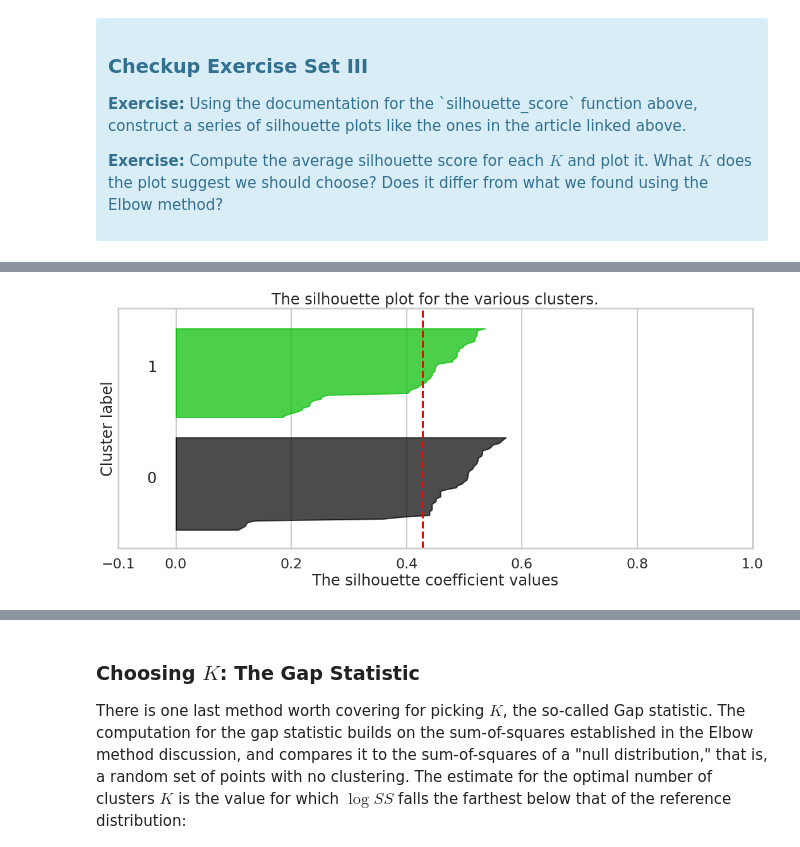
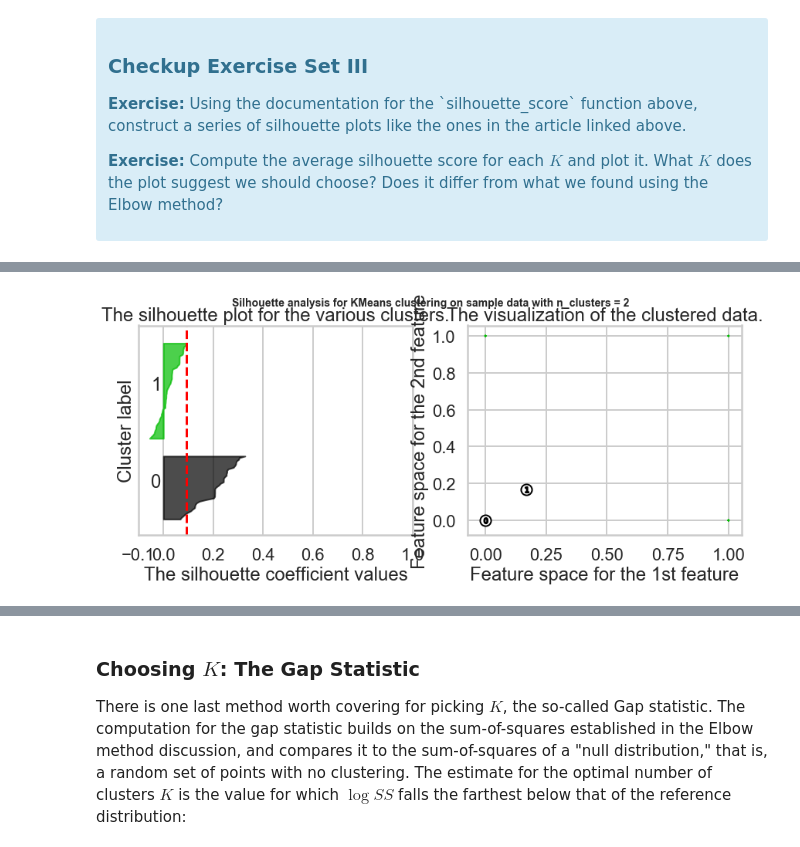
Before and after one commit to baconwill/mec-mini-proj, a Jupyter notebook: mec-16.2.6-clustering-mini-project/Mini_Project_Clustering.ipynb, the cells around one changed output, grey strips where cells are left out. Drawn from its saved outputs; the diff is of its cells as text; code cells hidden in the pictures.

Commit message:
added Clustering

```diff
--- a/mec-16.2.6-clustering-mini-project/Mini_Project_Clustering.ipynb
+++ b/mec-16.2.6-clustering-mini-project/Mini_Project_Clustering.ipynb
@@ -59,10 +59,3 @@ The first thing we need is a way to compare customers. To do this, we're going t
 </ul>
 <p>Make sure you also deal with any weird values such as `NaN`. Read the documentation to develop your solution.</p>
 </div>
-# %%
-#your turn
-# print(df_offers)
-# print(df_transactions)
-test_df = pd.merge(df_offers, df_transactions)
-test_table = test_df.pivot_table(index=['customer_name'], columns=['offer_id'], values='n',fill_value = 0)
-print(test_table)
@@ -114,11 +133,21 @@ where $x_i$ is a point, $C_k$ represents cluster $k$ and $\mu_k$ is the centroid
 # your turn
 from sklearn.cluster import KMeans
 print("Smaller values represent better clusterings because then all the points are close to the centroid")
+print(col_list)
+dft = test_table[col_list]
+print(dft)
+dft_mat = dft.to_numpy()
+print(dft_mat)
+x_temp = test_table.columns[1:]
 x_cols = test_table.columns[1:]
+print(x_cols)
 ss_vals = []
 for i in range(2,11):
 #     print(i)
-    cluster = KMeans(n_clusters=i).fit(test_table[test_table.columns[2:]])
+#     cluster = KMeans(n_clusters=i).fit(test_table[test_table.columns[2:]])
+    cluster = KMeans(n_clusters=i).fit(dft_mat)
+#     print(cluster)
+#     cluster_labels = clusterer.fit_predict(X)
     ss_vals.append(cluster.inertia_)
 # print(cluster)
 # print(cluster.inertia_)
@@ -167,21 +212,29 @@ Fortunately, scikit-learn provides a function to compute this for us (phew!) cal
 <p><b>Exercise:</b> Compute the average silhouette score for each $K$ and plot it. What $K$ does the plot suggest we should choose? Does it differ from what we found using the Elbow method?</p>
 </div>
 # %%
-# Your turn.
+
 from sklearn.datasets import make_blobs
 from sklearn.cluster import KMeans
 from sklearn.metrics import silhouette_samples, silhouette_score
+
+import matplotlib.pyplot as plt
 import matplotlib.cm as cm
+import numpy as np
 
 
+# X = test_table[test_table.columns[2:]]
+X = dft_mat
 
-range_n_clusters = [2, 3, 4, 5, 6, 7, 8, 9, 10]
-X = test_table[test_table.columns[2:]]
+# print("===========")
 # print(X)
+# print("===========")
+# print(y)
+range_n_clusters = [2, 3, 4, 5, 6]
+
 for n_clusters in range_n_clusters:
     # Create a subplot with 1 row and 2 columns
-    fig, (ax1) = plt.subplots(1, 1)
-    fig.set_size_inches(18, 7)
+    fig, (ax1, ax2) = plt.subplots(1, 2)
+    fig.set_size_inches(14, 5)
 
     # The 1st subplot is the silhouette plot
     # The silhouette coefficient can range from -1, 1 but in this example all
@@ -193,13 +246,13 @@ for n_clusters in range_n_clusters:
 
     # Initialize the clusterer with n_clusters value and a random generator
     # seed of 10 for reproducibility.
-    clusterer = KMeans(n_clusters=n_clusters)
-    cluster_labels = clusterer.fit_predict(test_table[test_table.columns[2:]])
+    clusterer = KMeans(n_clusters=n_clusters, random_state=10)
+    cluster_labels = clusterer.fit_predict(X)
 
     # The silhouette_score gives the average value for all the samples.
     # This gives a perspective into the density and separation of the formed
     # clusters
-    silhouette_avg = silhouette_score(test_table[test_table.columns[2:]], cluster_labels)
+    silhouette_avg = silhouette_score(X, cluster_labels)
     print(
         "For n_clusters =",
         n_clusters,
@@ -207,8 +260,8 @@ for n_clusters in range_n_clusters:
         silhouette_avg,
     )
 
-#     # Compute the silhouette scores for each sample
-    sample_silhouette_values = silhouette_samples(test_table[test_table.columns[2:]], cluster_labels)
+    # Compute the silhouette scores for each sample
+    sample_silhouette_values = silhouette_samples(X, cluster_labels)
 
     y_lower = 10
     for i in range(n_clusters):
@@ -247,5 +300,43 @@ for n_clusters in range_n_clusters:
     ax1.set_yticks([])  # Clear the yaxis labels / ticks
     ax1.set_xticks([-0.1, 0, 0.2, 0.4, 0.6, 0.8, 1])
 
-#
+    # 2nd Plot showing the actual clusters formed
+    colors = cm.nipy_spectral(cluster_labels.astype(float) / n_clusters)
+#     print("colors")
+#     print(colors)
+#     print(X[:, 0])
+#     print(X[:, 1])
+    ax2.scatter(
+        X[:, 0], X[:, 1], marker=".", s=30, lw=0, alpha=0.7, c=colors, edgecolor="k"
+    )
+
+    # Labeling the clusters
+    centers = clusterer.cluster_centers_
+    # Draw white circles at cluster centers
+    ax2.scatter(
+        centers[:, 0],
+        centers[:, 1],
+        marker="o",
+        c="white",
+        alpha=1,
+        s=200,
+        edgecolor="k",
+    )
+
+    for i, c in enumerate(centers):
+#         print(c)
+        ax2.scatter(c[0], c[1], marker="$%d$" % i, alpha=1, s=50, edgecolor="k")
+
+    ax2.set_title("The visualization of the clustered data.")
+    ax2.set_xlabel("Feature space for the 1st feature")
+    ax2.set_ylabel("Feature space for the 2nd feature")
+
+    plt.suptitle(
+        "Silhouette analysis for KMeans clustering on sample data with n_clusters = %d"
+        % n_clusters,
+        fontsize=14,
+        fontweight="bold",
+    )
+
+plt.show()
 # %% [output]
@@ -261 +348 @@ For n_clusters = 10 The average silhouette_score is : 0.2793749673916291
-[figure, old version]
+[figure, new version]
```
Also changed, not shown: parts of 17 cells of this notebook.
